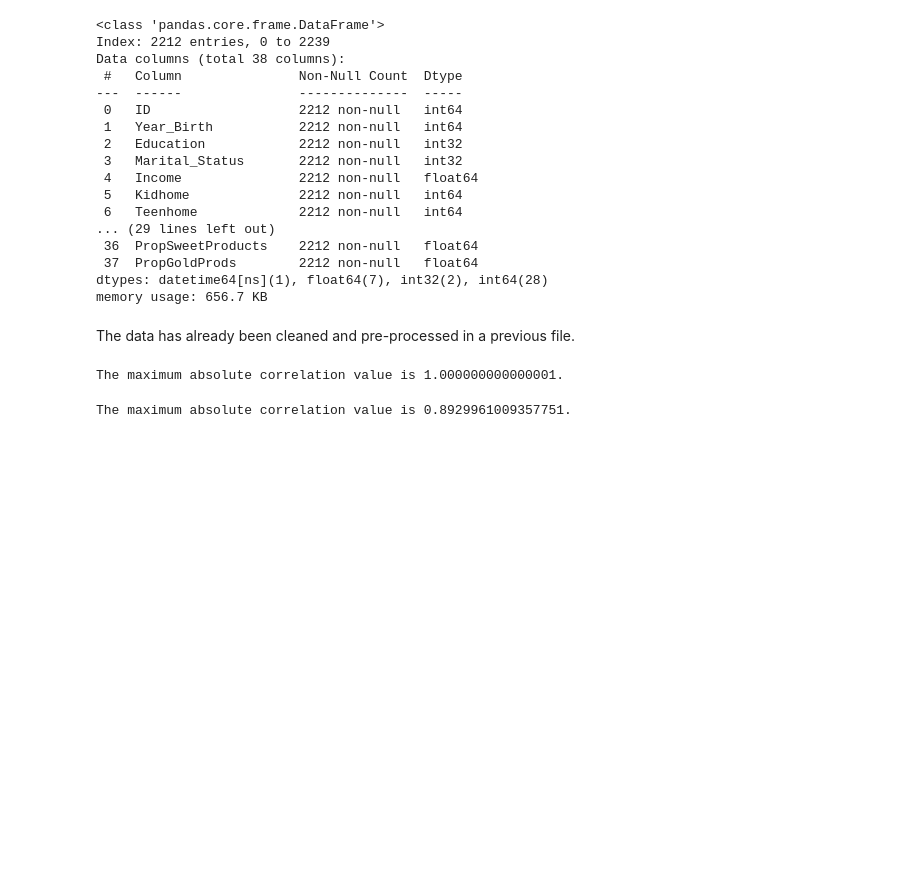
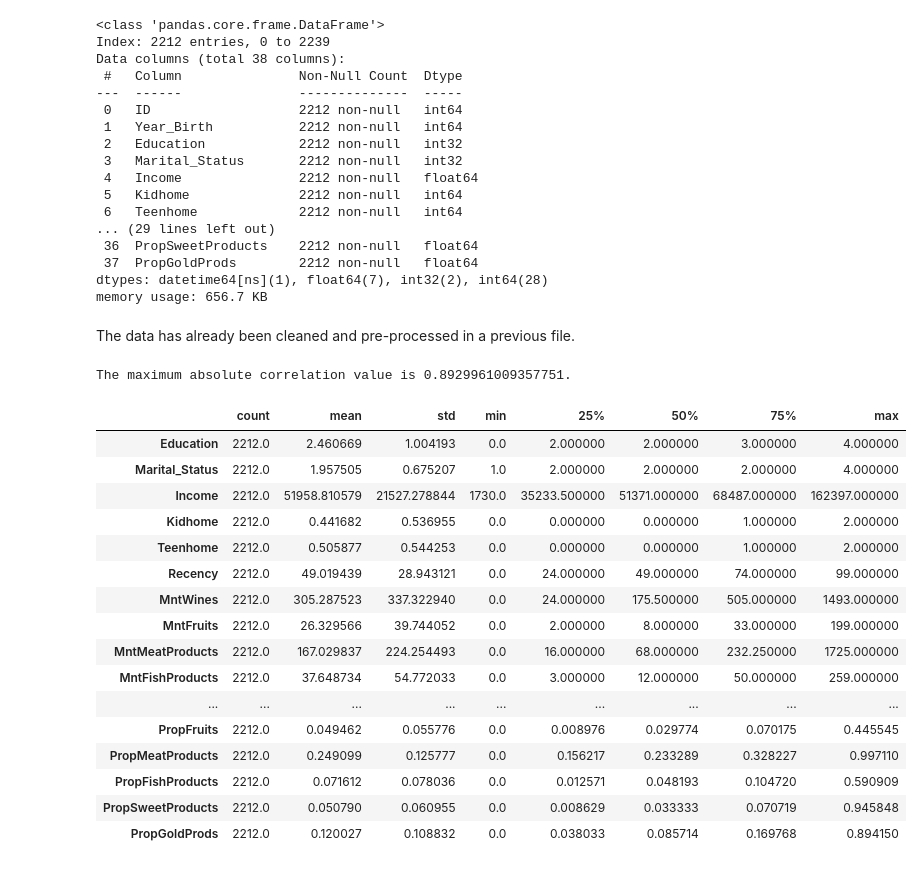
Before and after one commit to kymayodeji/marketing, a Jupyter notebook: segmentation.ipynb, the cells around one changed output. Saved outputs shown, nothing was run; the diff lists cells and outputs as text; code cells hidden in the pictures; blank space fills up the shorter version.

```diff
--- a/segmentation.ipynb
+++ b/segmentation.ipynb
@@ -47,25 +52,18 @@ memory usage: 656.7 KB
 # %% [markdown]
 The data has already been cleaned and pre-processed in a previous file.
 # %%
-# Lets drop columns that are not useful for our analysis
-#
+# Drop the columns that are not useful for clustering or are highly correlated with other columns in the dataset
+data = data.drop(['ID', 'Dt_Customer', 'Year_Birth'], axis=1)
+
+# Calculate the correlation matrix
 corr_data = data.corr()
-# Strip out the diagonal values for the next step
+# Strip out the trivial diagonal values since the correlation value is between a  variable and itself
 for x in range(len(data.columns)):
     corr_data.iloc[x,x] = 0.0
-# Find the max correlation value
+
 print(f"The maximum absolute correlation value is {corr_data.abs().max().max()}.")
 # %% [output]
-The maximum absolute correlation value is 1.000000000000001.
+The maximum absolute correlation value is 0.8929961009357751.
-# %%
-data = data.drop(['ID', 'Dt_Customer', 'Year_Birth'], axis=1)
-corr_data = data.corr()
-# Strip out the diagonal values for the next step
-for x in range(len(data.columns)):
-    corr_data.iloc[x,x] = 0.0
-print(f"The maximum absolute correlation value is {corr_data.abs().max().max()}.")
-# %% [output]
-The maximum absolute correlation value is 0.8929961009357751.
 # %%
 px.imshow(
     corr_data,
@@ -74,6 +72,26 @@ px.imshow(
     template='plotly_dark',
     title="Feature Correlations"
 )
+# %%
+data.describe().T
+# %% [output]
+|  | count | mean | std | min | 25% | 50% | 75% | max |
+| Education | 2212.0 | 2.460669 | 1.004193 | 0.0 | 2.000000 | 2.000000 | 3.000000 | 4.000000 |
+| Marital_Status | 2212.0 | 1.957505 | 0.675207 | 1.0 | 2.000000 | 2.000000 | 2.000000 | 4.000000 |
+| Income | 2212.0 | 51958.810579 | 21527.278844 | 1730.0 | 35233.500000 | 51371.000000 | 68487.000000 | 162397.000000 |
+| Kidhome | 2212.0 | 0.441682 | 0.536955 | 0.0 | 0.000000 | 0.000000 | 1.000000 | 2.000000 |
+| Teenhome | 2212.0 | 0.505877 | 0.544253 | 0.0 | 0.000000 | 0.000000 | 1.000000 | 2.000000 |
+| Recency | 2212.0 | 49.019439 | 28.943121 | 0.0 | 24.000000 | 49.000000 | 74.000000 | 99.000000 |
+| MntWines | 2212.0 | 305.287523 | 337.322940 | 0.0 | 24.000000 | 175.500000 | 505.000000 | 1493.000000 |
+| MntFruits | 2212.0 | 26.329566 | 39.744052 | 0.0 | 2.000000 | 8.000000 | 33.000000 | 199.000000 |
+| MntMeatProducts | 2212.0 | 167.029837 | 224.254493 | 0.0 | 16.000000 | 68.000000 | 232.250000 | 1725.000000 |
+| MntFishProducts | 2212.0 | 37.648734 | 54.772033 | 0.0 | 3.000000 | 12.000000 | 50.000000 | 259.000000 |
+| ... | ... | ... | ... | ... | ... | ... | ... | ... |
+| PropFruits | 2212.0 | 0.049462 | 0.055776 | 0.0 | 0.008976 | 0.029774 | 0.070175 | 0.445545 |
+| PropMeatProducts | 2212.0 | 0.249099 | 0.125777 | 0.0 | 0.156217 | 0.233289 | 0.328227 | 0.997110 |
+| PropFishProducts | 2212.0 | 0.071612 | 0.078036 | 0.0 | 0.012571 | 0.048193 | 0.104720 | 0.590909 |
+| PropSweetProducts | 2212.0 | 0.050790 | 0.060955 | 0.0 | 0.008629 | 0.033333 | 0.070719 | 0.945848 |
+| PropGoldProds | 2212.0 | 0.120027 | 0.108832 | 0.0 | 0.038033 | 0.085714 | 0.169768 | 0.894150 |
 # %% [markdown]
 ## 2.0 CLUSTERING FOR CUSTOMER SEGMENTATION
 Note: all the columns in the dataset are numeric, and the dataset has only 2200 rows so no need for additional feature encoding or reducing the size for computation reasons
```
Also changed, not shown: parts of 20 cells of this notebook.
